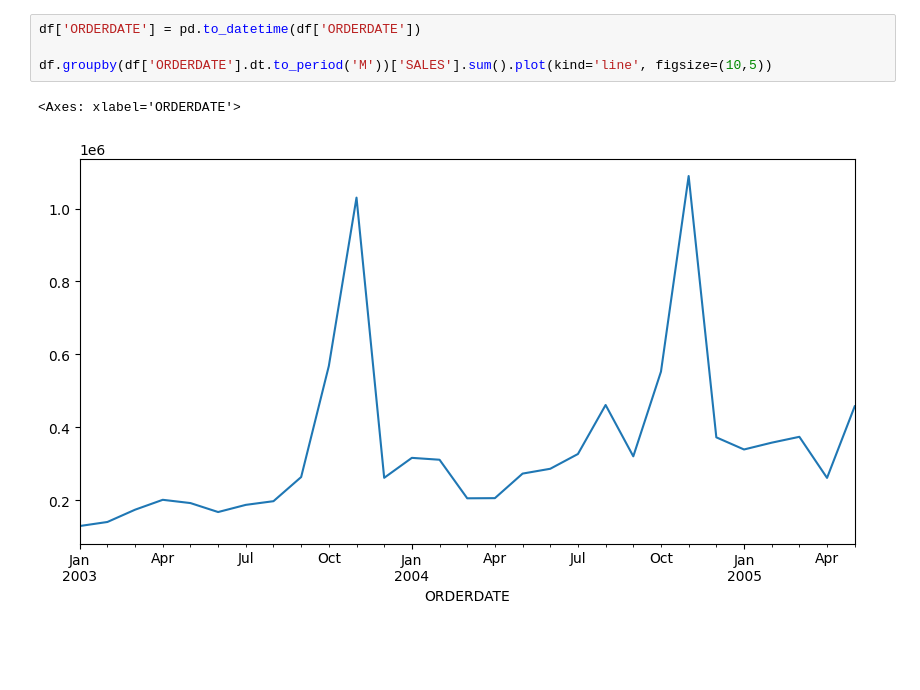
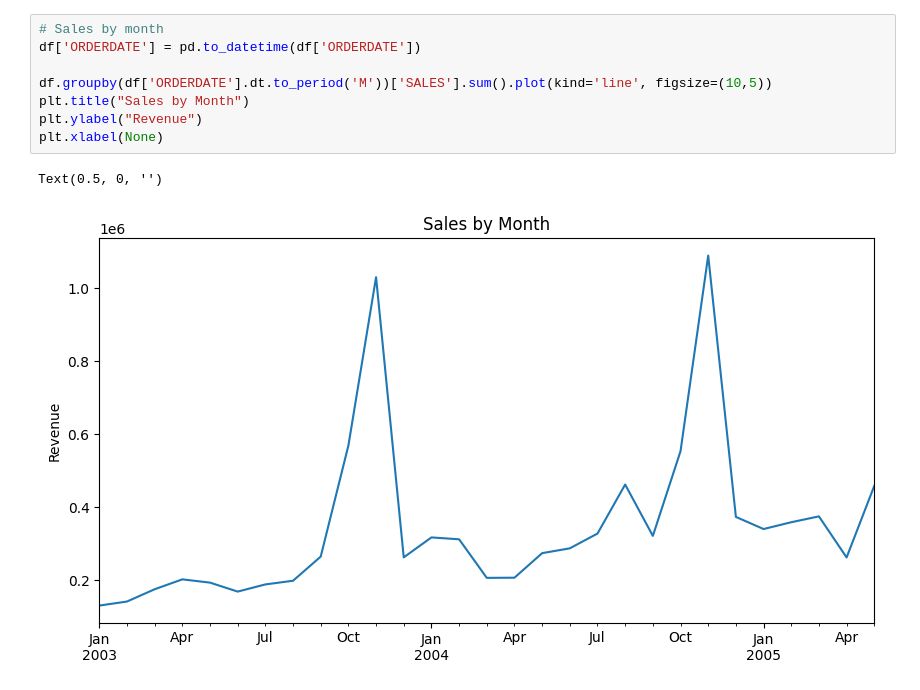
Before and after one commit to pompeedu/sales-dashboard-project, a Jupyter notebook: sales_dashboard.ipynb, the cells around one changed output. Cells and saved outputs as stored; diff of their text form; blank space fills up the shorter version.

```diff
--- a/sales_dashboard.ipynb
+++ b/sales_dashboard.ipynb
@@ -18,8 +19,12 @@ plt.show()
 # %%
+# Sales by month
 df['ORDERDATE'] = pd.to_datetime(df['ORDERDATE'])
 
 df.groupby(df['ORDERDATE'].dt.to_period('M'))['SALES'].sum().plot(kind='line', figsize=(10,5))
+plt.title("Sales by Month")
+plt.ylabel("Revenue")
+plt.xlabel(None)
 # %% [output]
-<Axes: xlabel='ORDERDATE'>
+Text(0.5, 0, '')
-[figure, old version]
+[figure, new version]
 # %%
```
Also changed, not shown: parts of 6 cells of this notebook.
